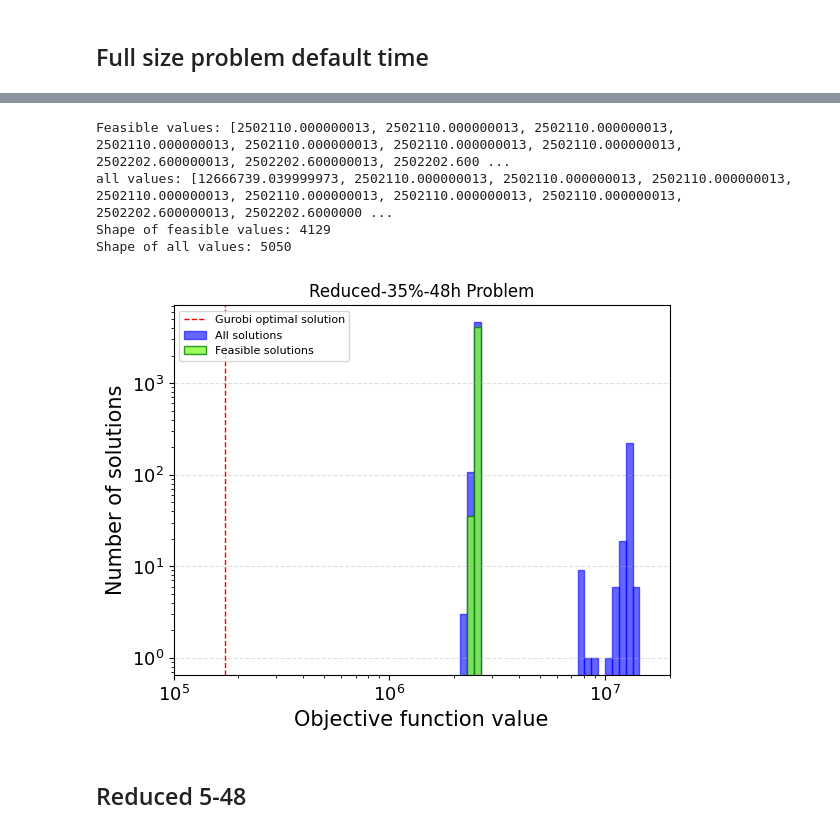
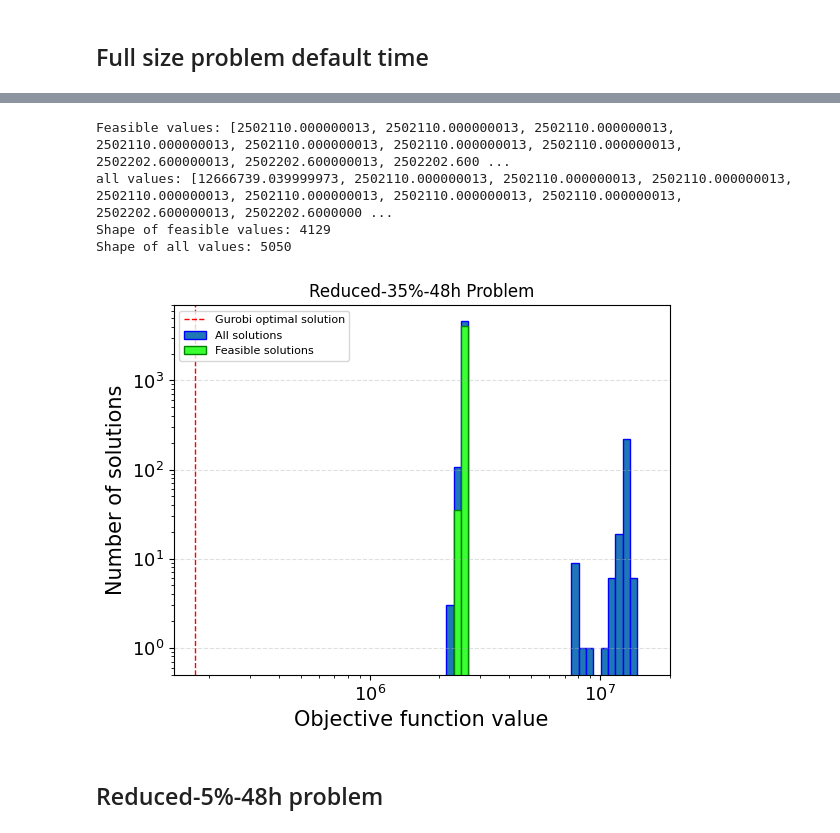
Before and after one commit to Henrikidsal/Prosjektoppgave, a Jupyter notebook: plots_show.ipynb, the cells around one changed output, grey strips where cells are left out. Cells and saved outputs as stored; diff of their text form; code cells hidden in the pictures.

```diff
--- a/plots_show.ipynb
+++ b/plots_show.ipynb
@@ -130,36 +131,37 @@ all_counts, _ = np.histogram(all_values, bins=bin_edges)
 feasible_counts, _ = np.histogram(feasible_values, bins=bin_edges)
 
 # Subtract feasible counts from total counts to get the counts of infeasible solutions
 infeasible_counts = all_counts - feasible_counts
 
 # Plot infeasible (blue) and feasible (green) solutions stacked
-plt.bar(bin_edges[:-1], all_counts, width=np.diff(bin_edges), align='edge', color='blue', edgecolor='blue', label='All solutions', alpha=0.6)
-plt.bar(bin_edges[:-1], feasible_counts, width=np.diff(bin_edges), align='edge', color='#83ff33', edgecolor='green', label='Feasible solutions', alpha=0.8)
+plt.bar(bin_edges[:-1], all_counts, width=np.diff(bin_edges), align='edge', edgecolor='blue', label='All solutions')
+plt.bar(bin_edges[:-1], feasible_counts, width=np.diff(bin_edges), align='edge', color='#39ff33', edgecolor='green', label='Feasible solutions')
 
 # Add Gurobi optimal solution line
 plt.axvline(173699, color='red', linestyle='dashed', linewidth=1, label='Gurobi optimal solution')
 
 # Customize the plot
 plt.title('Reduced-35%-48h Problem')
-plt.xlim([100000, 2e+7])
+plt.xlim([140000, 2e+7])
+plt.ylim([0.5, 7e+3])
 plt.xlabel('Objective function value', fontsize=15)
 plt.ylabel('Number of solutions', fontsize=15)
 plt.xscale('log')
 plt.yscale('log')
 plt.grid(axis='y', linestyle='--', alpha=0.4)
 
 plt.xticks(fontsize=13)
 plt.yticks(fontsize=13)
 plt.legend(fontsize=8, loc='upper left')
 plt.savefig('plots/full_size_problem.png')
 
 # Show the plot
 plt.show()
 # %% [output]
 Feasible values: [2502110.000000013, 2502110.000000013, 2502110.000000013, 2502110.000000013, 2502110.000000013, 2502110.000000013, 2502110.000000013, 2502202.600000013, 2502202.600000013, 2502202.600 ...
 all values: [12666739.039999973, 2502110.000000013, 2502110.000000013, 2502110.000000013, 2502110.000000013, 2502110.000000013, 2502110.000000013, 2502110.000000013, 2502202.600000013, 2502202.6000000 ...
 Shape of feasible values: 4129
 Shape of all values: 5050
-[figure, old version]
+[figure, new version]
 # %% [markdown]
-## Reduced 5-48
+## Reduced-5%-48h problem
```
Also changed, not shown: parts of 26 cells of this notebook.
